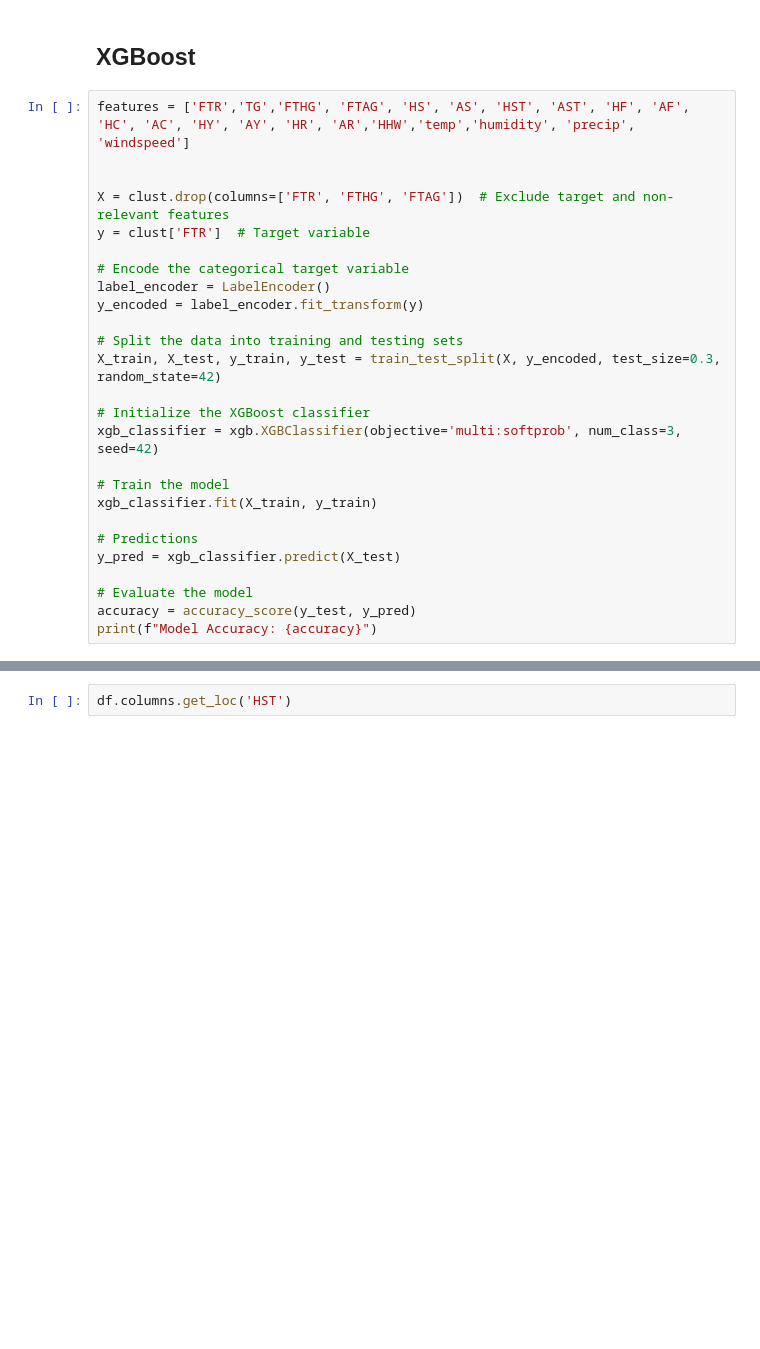
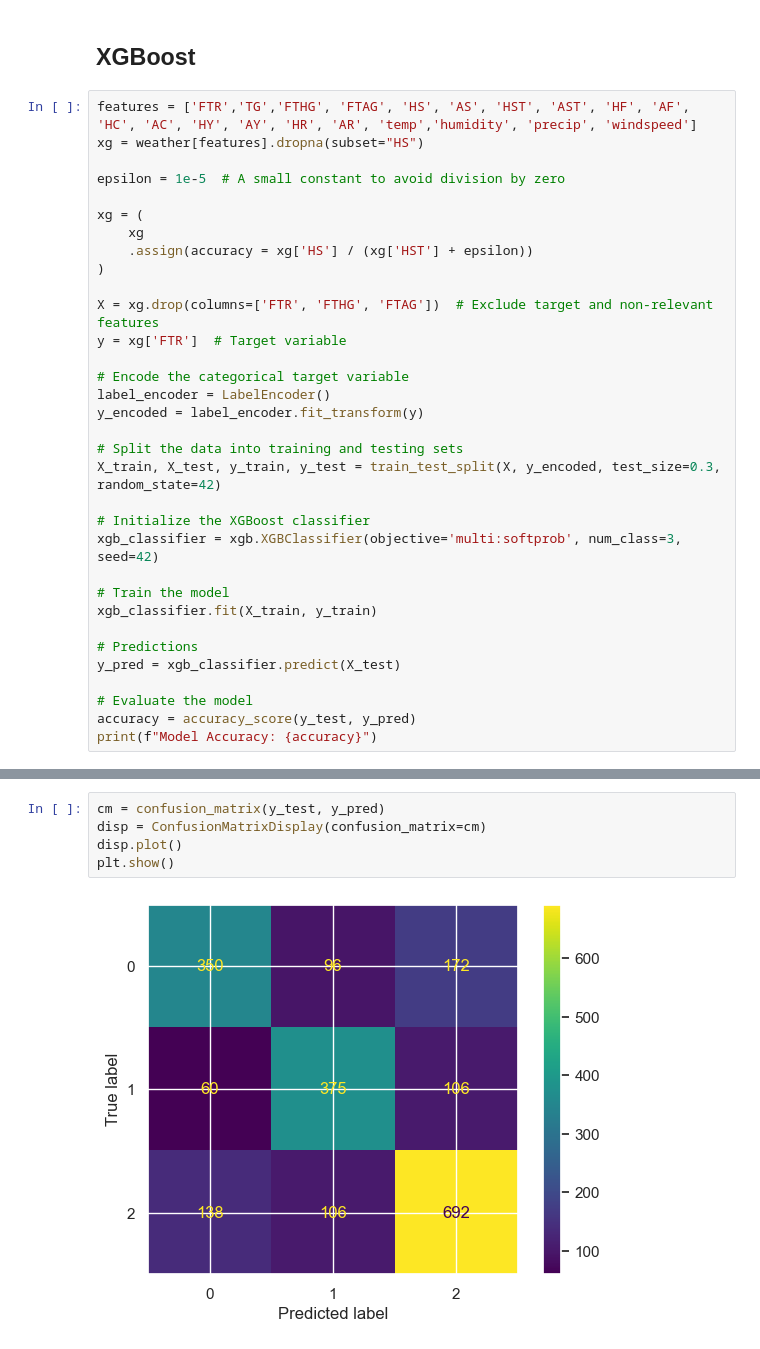
Before and after one commit to RomanTomz/football-analysis, a Jupyter notebook: notebooks/eda.ipynb, the cells around one changed output, grey strips where cells are left out. Cells and saved outputs as stored; diff of their text form; blank space fills up the shorter version.

```diff
--- a/notebooks/eda.ipynb
+++ b/notebooks/eda.ipynb
@@ -222,11 +249,18 @@ clust_medians
 # %% [markdown]
 ## XGBoost
 # %%
-features = ['FTR','TG','FTHG', 'FTAG', 'HS', 'AS', 'HST', 'AST', 'HF', 'AF', 'HC', 'AC', 'HY', 'AY', 'HR', 'AR','HHW','temp','humidity', 'precip', 'windspeed']
+features = ['FTR','TG','FTHG', 'FTAG', 'HS', 'AS', 'HST', 'AST', 'HF', 'AF', 'HC', 'AC', 'HY', 'AY', 'HR', 'AR', 'temp','humidity', 'precip', 'windspeed']
+xg = weather[features].dropna(subset="HS")
 
+epsilon = 1e-5  # A small constant to avoid division by zero
 
-X = clust.drop(columns=['FTR', 'FTHG', 'FTAG'])  # Exclude target and non-relevant features
-y = clust['FTR']  # Target variable
+xg = (
+    xg
+    .assign(accuracy = xg['HS'] / (xg['HST'] + epsilon))
+)
+
+X = xg.drop(columns=['FTR', 'FTHG', 'FTAG'])  # Exclude target and non-relevant features
+y = xg['FTR']  # Target variable
 
 # Encode the categorical target variable
 label_encoder = LabelEncoder()
@@ -250,2 +286,7 @@ print(f"Model Accuracy: {accuracy}")
 # %%
-df.columns.get_loc('HST')
+cm = confusion_matrix(y_test, y_pred)
+disp = ConfusionMatrixDisplay(confusion_matrix=cm)
+disp.plot()
+plt.show()
+# %% [output]
+[figure, added]
```
Also changed, not shown: parts of 14 cells of this notebook, 1 other file.
